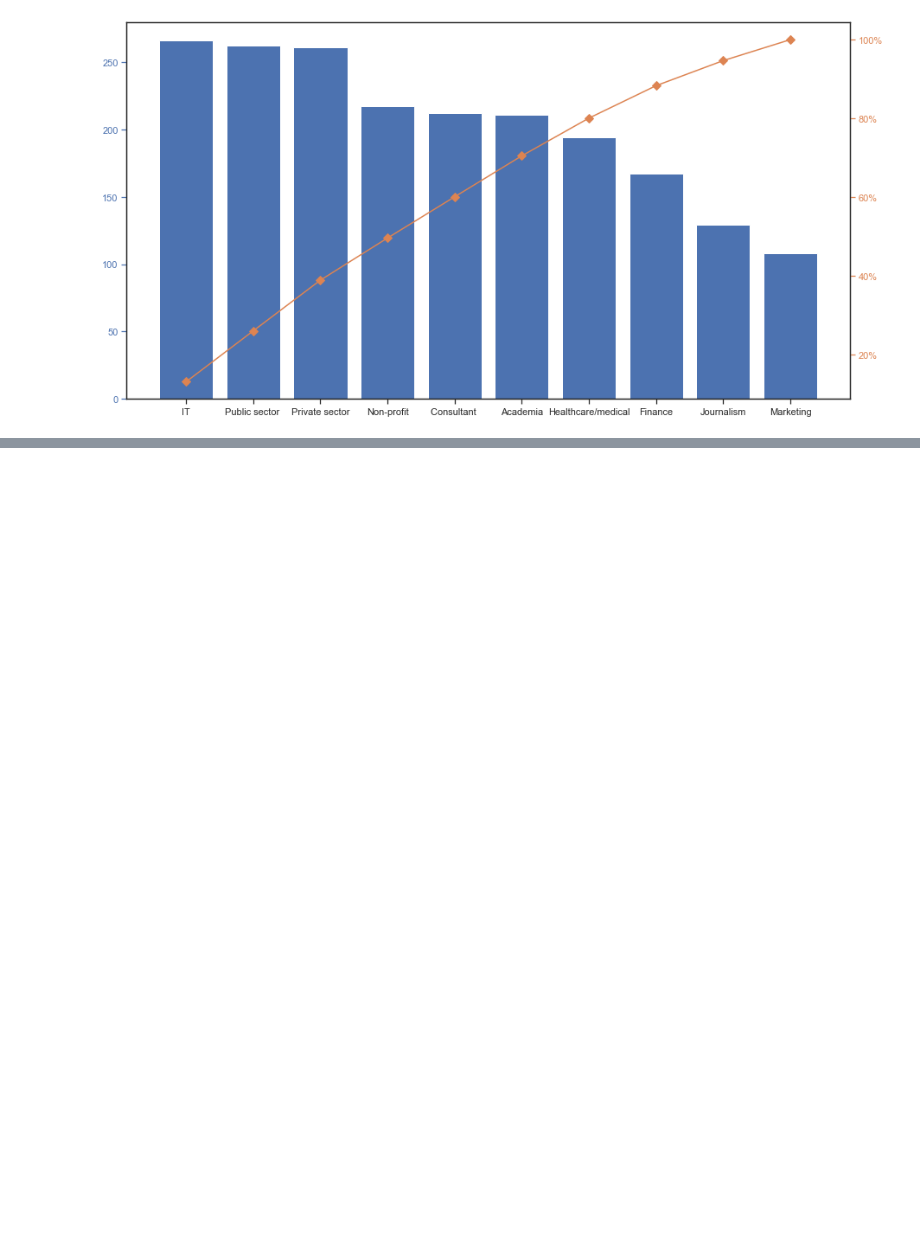
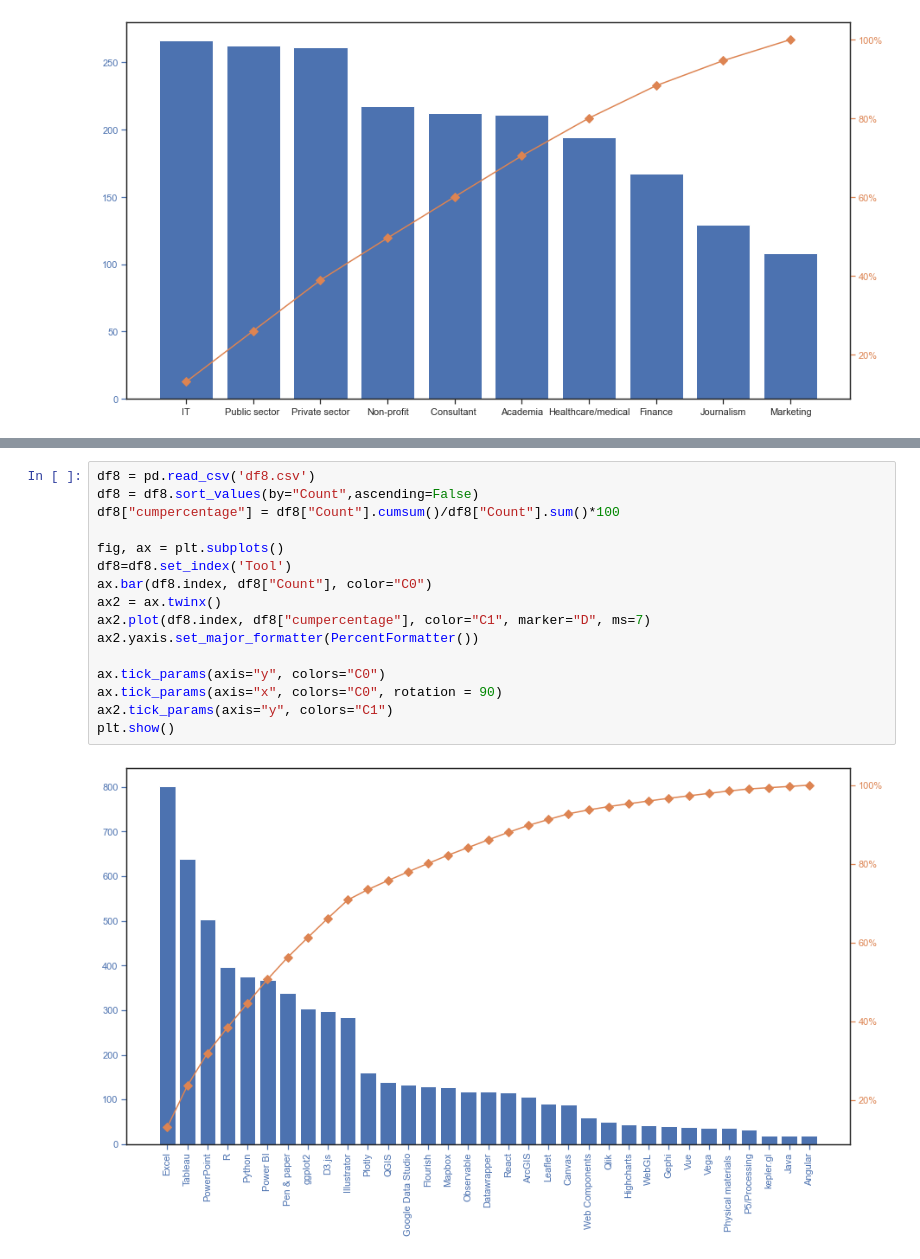
Before and after one commit to MarkCichonski/2022-Data-Viz-Challenge, a Jupyter notebook: Data Visualization Society Survey Challenge.ipynb, the cells around one changed output, grey strips where cells are left out. Drawn from its saved outputs; the diff is of its cells as text; blank space fills up the shorter version.

```diff
--- a/Data Visualization Society Survey Challenge.ipynb
+++ b/Data Visualization Society Survey Challenge.ipynb
@@ -179,0 +216,18 @@ print(df)
+# %%
+df8 = pd.read_csv('df8.csv')
+df8 = df8.sort_values(by="Count",ascending=False)
+df8["cumpercentage"] = df8["Count"].cumsum()/df8["Count"].sum()*100
+
+fig, ax = plt.subplots()
+df8=df8.set_index('Tool')
+ax.bar(df8.index, df8["Count"], color="C0")
+ax2 = ax.twinx()
+ax2.plot(df8.index, df8["cumpercentage"], color="C1", marker="D", ms=7)
+ax2.yaxis.set_major_formatter(PercentFormatter())
+
+ax.tick_params(axis="y", colors="C0")
+ax.tick_params(axis="x", colors="C0", rotation = 90)
+ax2.tick_params(axis="y", colors="C1")
+plt.show()
+# %% [output]
+[figure, added]
```
Also changed, not shown: parts of 46 cells of this notebook.
